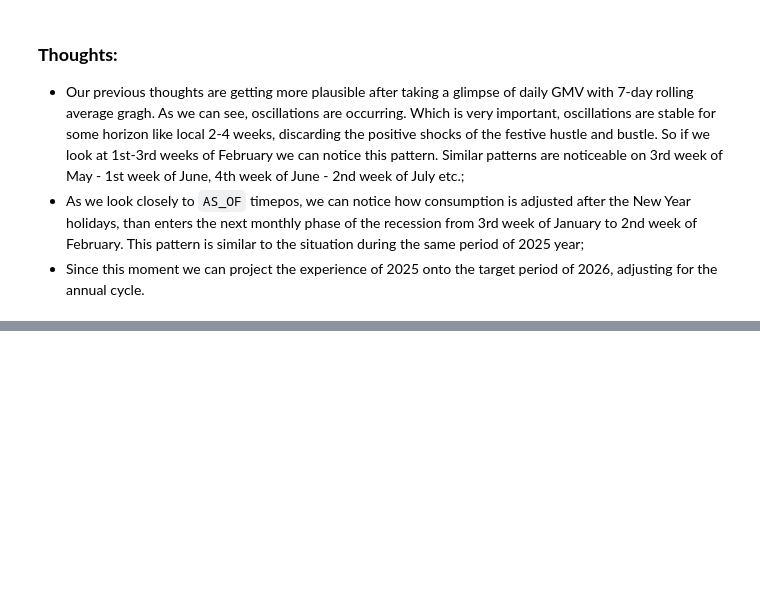
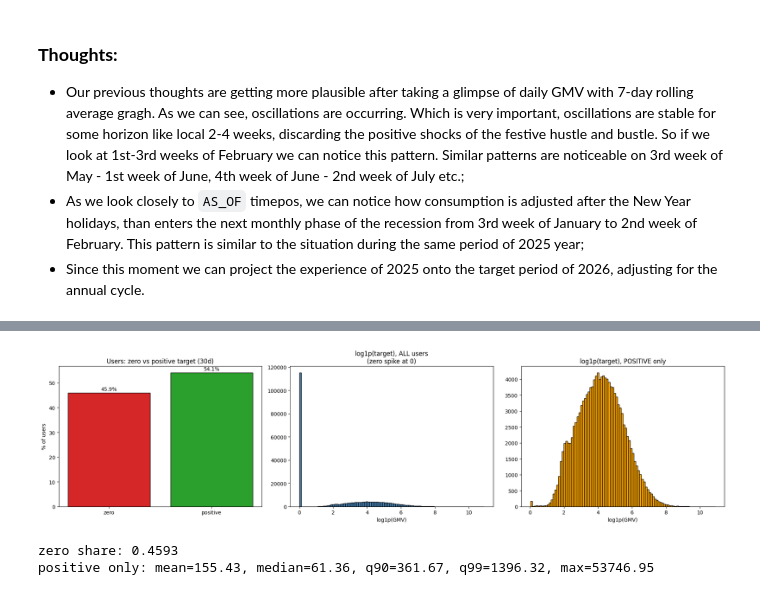
Before and after one commit to HelloImWebbieeee/E-cup_2026_by_Ozon_Tech, a Jupyter notebook: notebooks/data_eda.ipynb, the cells around one changed output, grey strips where cells are left out. Saved outputs shown, nothing was run; the diff lists cells and outputs as text; code cells hidden in the pictures; blank space fills up the shorter version.

```diff
--- a/notebooks/data_eda.ipynb
+++ b/notebooks/data_eda.ipynb
@@ -755,0 +804,46 @@ plt.show()
+# %%
+# TARGET (ZERO AWARE) DISTRIBUTION
+target_vals = cv_target["target"].to_numpy()
+pos_vals = target_vals[target_vals > 0]
+zero_share = (target_vals == 0).mean()
+
+fig, axes = plt.subplots(1, 3, figsize = (19, 5))
+
+# Proportion of zeros and positive values
+axes[0].bar(
+    ["zero", "positive"],
+    [zero_share * 100, (1 - zero_share) * 100],
+    color = ["#d62728", "#2ca02c"],
+    edgecolor = "black",
+)
+axes[0].set_title("Users: zero vs positive target (30d)")
+axes[0].set_ylabel("% of users")
+for i, v in enumerate([zero_share * 100, (1 - zero_share) * 100]):
+    axes[0].text(i, v + 1, f"{v:.1f}%", ha = "center")
+
+# log1p for everyone: peak of zeros is visible.
+axes[1].hist(np.log1p(target_vals), bins = 100, color = "steelblue", edgecolor = "black")
+axes[1].set_title("log1p(target), ALL users\n(zero spike at 0)")
+axes[1].set_xlabel("log1p(GMV)")
+
+# log1p only for positive cases: form of buyer distribution
+axes[2].hist(np.log1p(pos_vals), bins = 100, color = "orange", edgecolor = "black")
+axes[2].set_title("log1p(target), POSITIVE only")
+axes[2].set_xlabel("log1p(GMV)")
+
+plt.tight_layout()
+fig.savefig(REPORTS_GMV_DIR / "08_target_zero_aware.png", dpi = 150)
+plt.show()
+
+print(f"zero share: {zero_share:.4f}")
+print(
+    f"positive only: mean={pos_vals.mean():.2f}, "
+    f"median={np.median(pos_vals):.2f}, "
+    f"q90={np.quantile(pos_vals, 0.9):.2f}, "
+    f"q99={np.quantile(pos_vals, 0.99):.2f}, "
+    f"max={pos_vals.max():.2f}"
+)
+# %% [output]
+[figure, added]
+zero share: 0.4593
+positive only: mean=155.43, median=61.36, q90=361.67, q99=1396.32, max=53746.95
```
Also changed, not shown: parts of 14 cells of this notebook.
